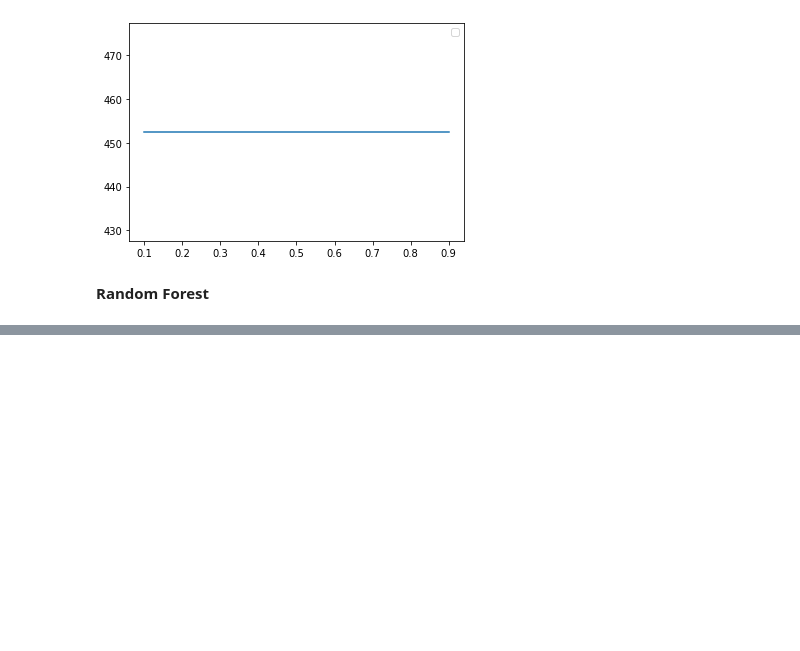
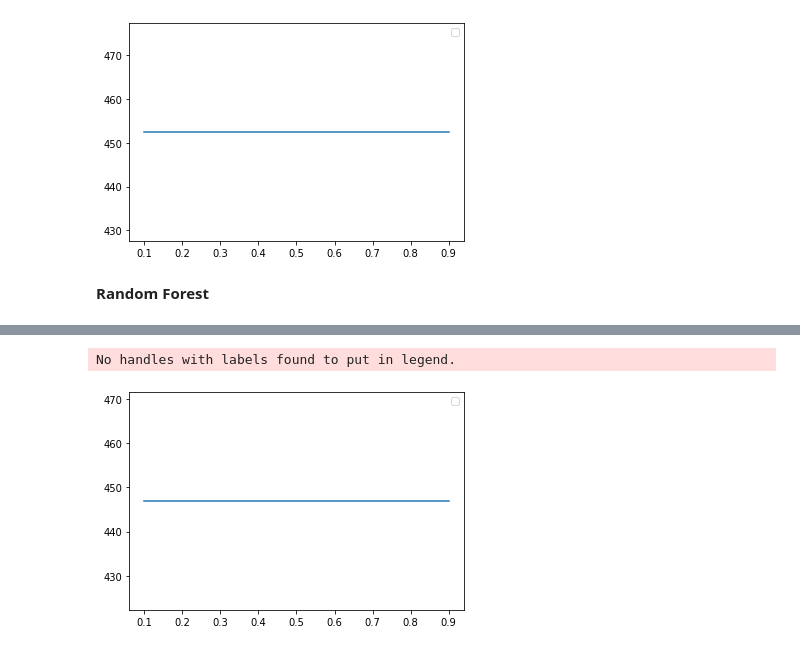
Before and after one commit to sarkar2527/DSAP, a Jupyter notebook: Hackathon_Wipro.ipynb, the cells around one changed output, grey strips where cells are left out. Saved outputs shown, nothing was run; the diff lists cells and outputs as text; code cells hidden in the pictures; blank space fills up the shorter version.

```diff
--- a/Hackathon_Wipro.ipynb
+++ b/Hackathon_Wipro.ipynb
@@ -289,3 +375,0 @@ pandas.core.frame.DataFrame
-# %%
-sv_reg.fit(x_train,y_train)
-y_pred_reg = sv_reg.predict(x_test)
@@ -325,6 +376,6 @@ array(['u', 'a', 'a', ..., 'a', 'u', 'u'], dtype=object)
 # %%
 from sklearn.tree import DecisionTreeRegressor
-DT = DecisionTreeRegressor()
+DT = DecisionTreeRegressor(criterion = "mse", max_depth=None)
 # %%
 DT
 # %% [output]
@@ -350,0 +402,9 @@ print(DT_mse)
+# %%
+dt_score = []
+md = range(1,30)
+for i in md:
+    dt = DecisionTreeRegressor(criterion = "mse", max_depth=i)
+    dt.fit(x_train,y_train)
+    dt_pred = dt.predict(x_test)
+    dt_score.append(mean_squared_error(y_test,dt_pred))
+print(dt_score)
@@ -548,0 +611,8 @@ print(RF_MSE)
+# %%
+import matplotlib.pyplot as plt
+plt.plot(settings,RF_MSE)
+plt.legend()
+plt.show()
+# %% [output]
+No handles with labels found to put in legend.
+[figure, added]
```
Also changed, not shown: parts of 47 cells of this notebook.
